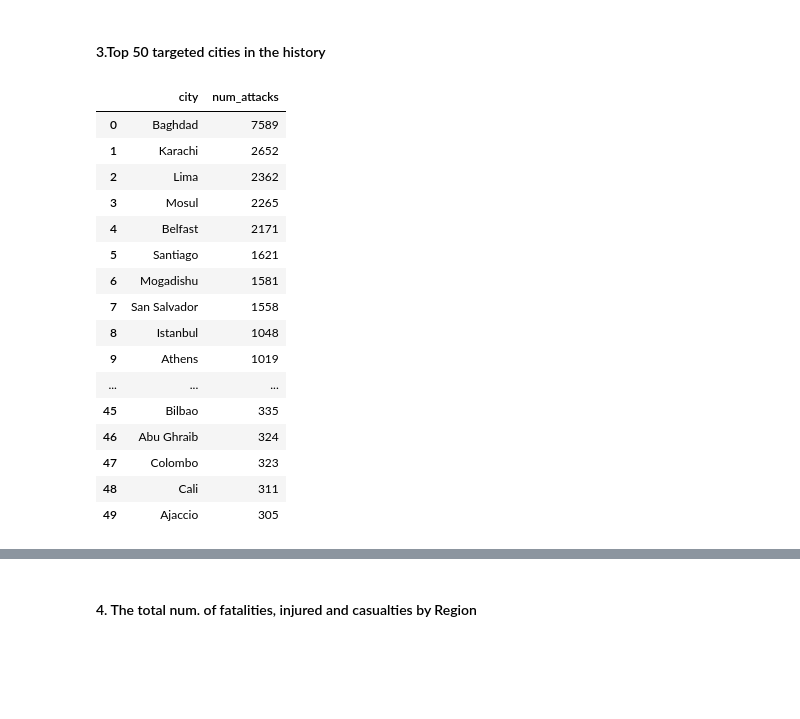
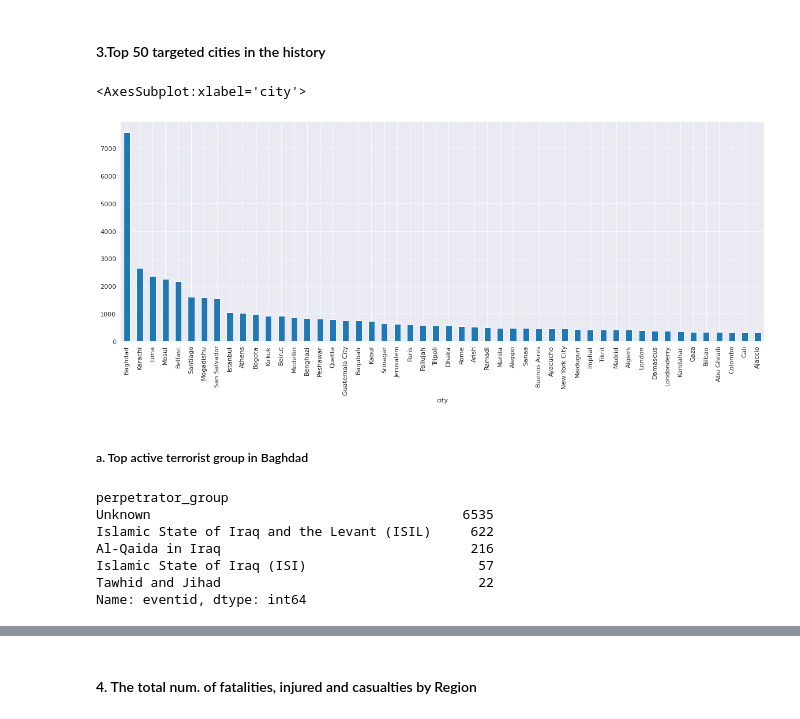
Before and after one commit to JozJozmin/GTD-, a Jupyter notebook: global-terrorism-analysis-capstone-project-ipynb.ipynb, the cells around one changed output, grey strips where cells are left out. Cells and saved outputs as stored; diff of their text form; code cells hidden in the pictures; blank space fills up the shorter version.

```diff
--- a/global-terrorism-analysis-capstone-project-ipynb.ipynb
+++ b/global-terrorism-analysis-capstone-project-ipynb.ipynb
@@ -540,24 +540,21 @@ plt.show()
 # %% [markdown]
 #### 3.Top 50 targeted cities in the history
 # %%
-target_cities = data_new[data_new.city != 'Unknown'].groupby(['city'])['eventid'].count().sort_values(ascending= False)[:50].to_frame().reset_index()
-target_cities.rename(columns = {'eventid':'num_attacks'},inplace = True)
-target_cities
+target_cities = data_new[data_new.city != 'Unknown'].groupby(['city'])['eventid'].count().sort_values(ascending= False)[:50]
+target_cities.plot(kind ='bar',figsize=(20, 7))
 # %% [output]
-|  | city | num_attacks |
-| 0 | Baghdad | 7589 |
-| 1 | Karachi | 2652 |
-| 2 | Lima | 2362 |
-| 3 | Mosul | 2265 |
-| 4 | Belfast | 2171 |
-| 5 | Santiago | 1621 |
-| 6 | Mogadishu | 1581 |
-| 7 | San Salvador | 1558 |
-| 8 | Istanbul | 1048 |
-| 9 | Athens | 1019 |
-| ... | ... | ... |
-| 45 | Bilbao | 335 |
-| 46 | Abu Ghraib | 324 |
-| 47 | Colombo | 323 |
-| 48 | Cali | 311 |
-| 49 | Ajaccio | 305 |
+<AxesSubplot:xlabel='city'>
+[figure, added]
+# %% [markdown]
+##### a. Top active terrorist group in Baghdad
+# %%
+baghdad_df = data_new[data_new.city == 'Baghdad']
+baghdad_df.groupby('perpetrator_group')['eventid'].count().sort_values(ascending = False)[:5]
+# %% [output]
+perpetrator_group
+Unknown                                        6535
+Islamic State of Iraq and the Levant (ISIL)     622
+Al-Qaida in Iraq                                216
+Islamic State of Iraq (ISI)                      57
+Tawhid and Jihad                                 22
+Name: eventid, dtype: int64
```
Also changed, not shown: parts of 5 cells of this notebook.
